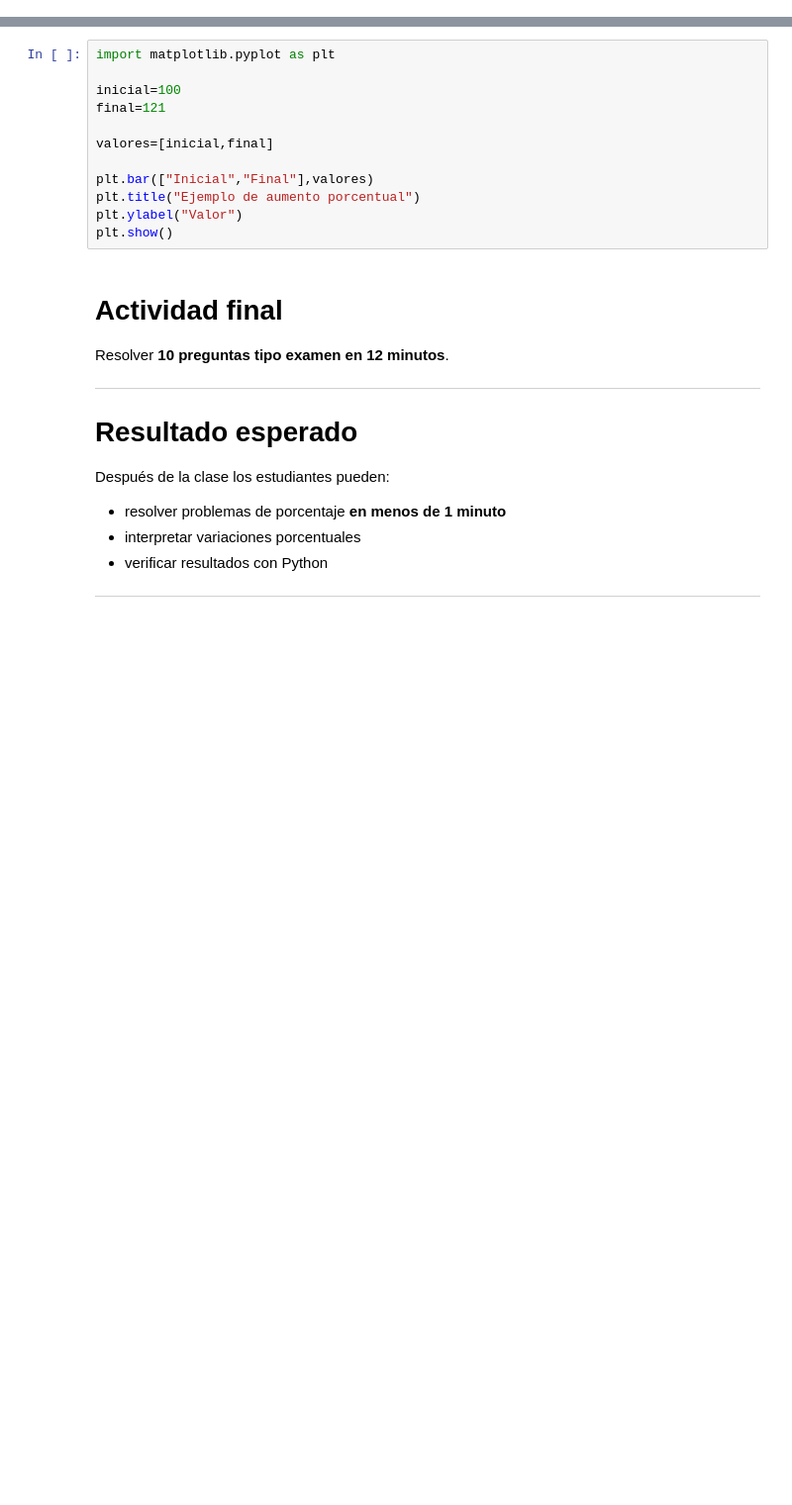
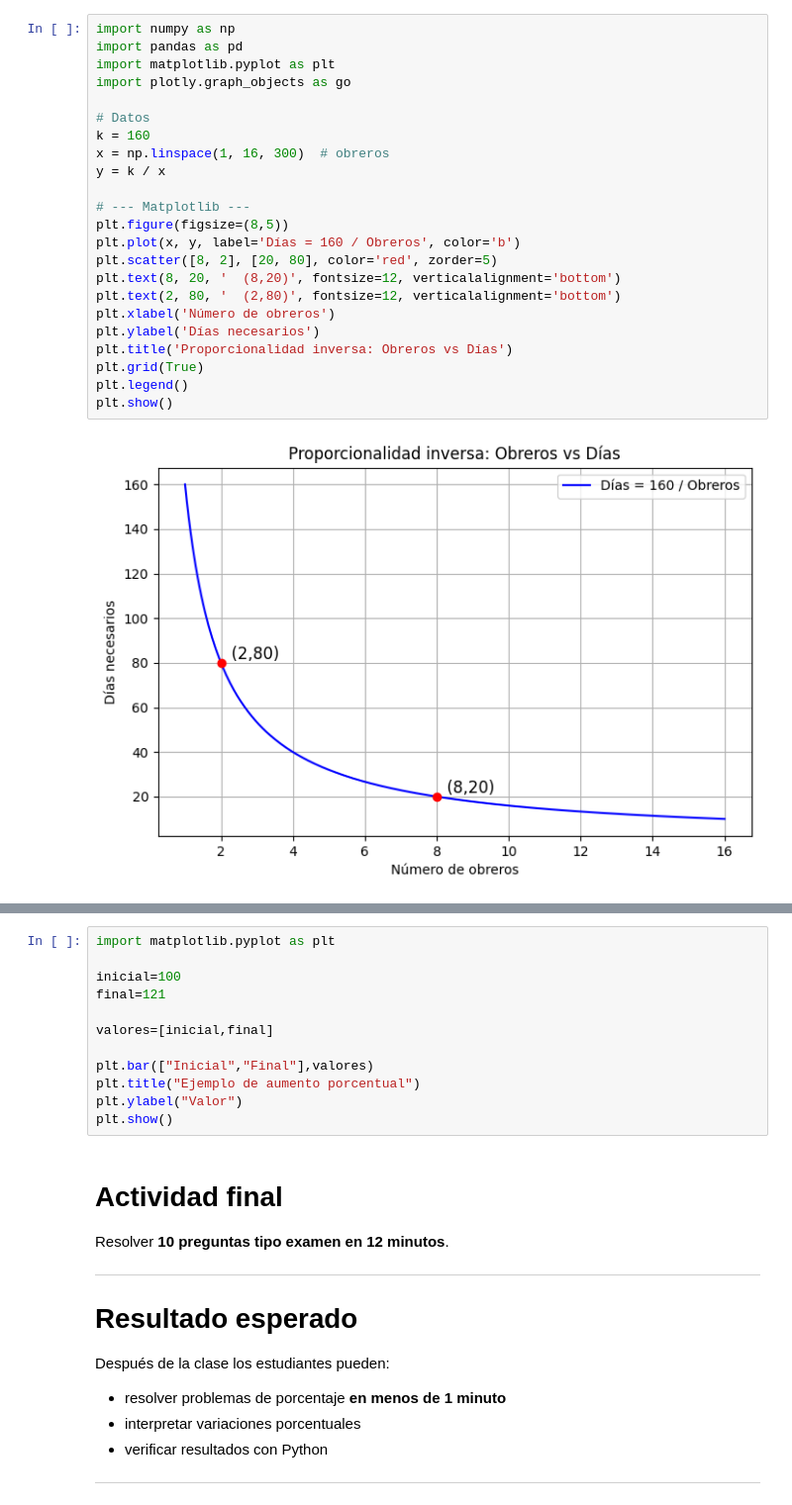
Before and after one commit to marco-canas/camino-udea, a Jupyter notebook: 4_esquemas_proporcionalidad/clase_05_relaciones_directas_e_inversas/clase_05_relaciones_directas_e_nversas.ipynb, the cells around one changed output, grey strips where cells are left out. Shown at 99% size. Drawn from its saved outputs; the diff is of its cells as text; blank space fills up the shorter version.

```diff
--- a/4_esquemas_proporcionalidad/clase_05_relaciones_directas_e_inversas/clase_05_relaciones_directas_e_nversas.ipynb
+++ b/4_esquemas_proporcionalidad/clase_05_relaciones_directas_e_inversas/clase_05_relaciones_directas_e_nversas.ipynb
@@ -616,0 +67,25 @@ Ejemplo de variación porcentual.
+# %%
+import numpy as np
+import pandas as pd
+import matplotlib.pyplot as plt
+import plotly.graph_objects as go
+
+# Datos
+k = 160
+x = np.linspace(1, 16, 300)  # obreros
+y = k / x
+
+# --- Matplotlib ---
+plt.figure(figsize=(8,5))
+plt.plot(x, y, label='Días = 160 / Obreros', color='b')
+plt.scatter([8, 2], [20, 80], color='red', zorder=5)
+plt.text(8, 20, '  (8,20)', fontsize=12, verticalalignment='bottom')
+plt.text(2, 80, '  (2,80)', fontsize=12, verticalalignment='bottom')
+plt.xlabel('Número de obreros')
+plt.ylabel('Días necesarios')
+plt.title('Proporcionalidad inversa: Obreros vs Días')
+plt.grid(True)
+plt.legend()
+plt.show()
+# %% [output]
+[figure, added]
```
Also changed, not shown: parts of 47 cells of this notebook, 10 other files.
